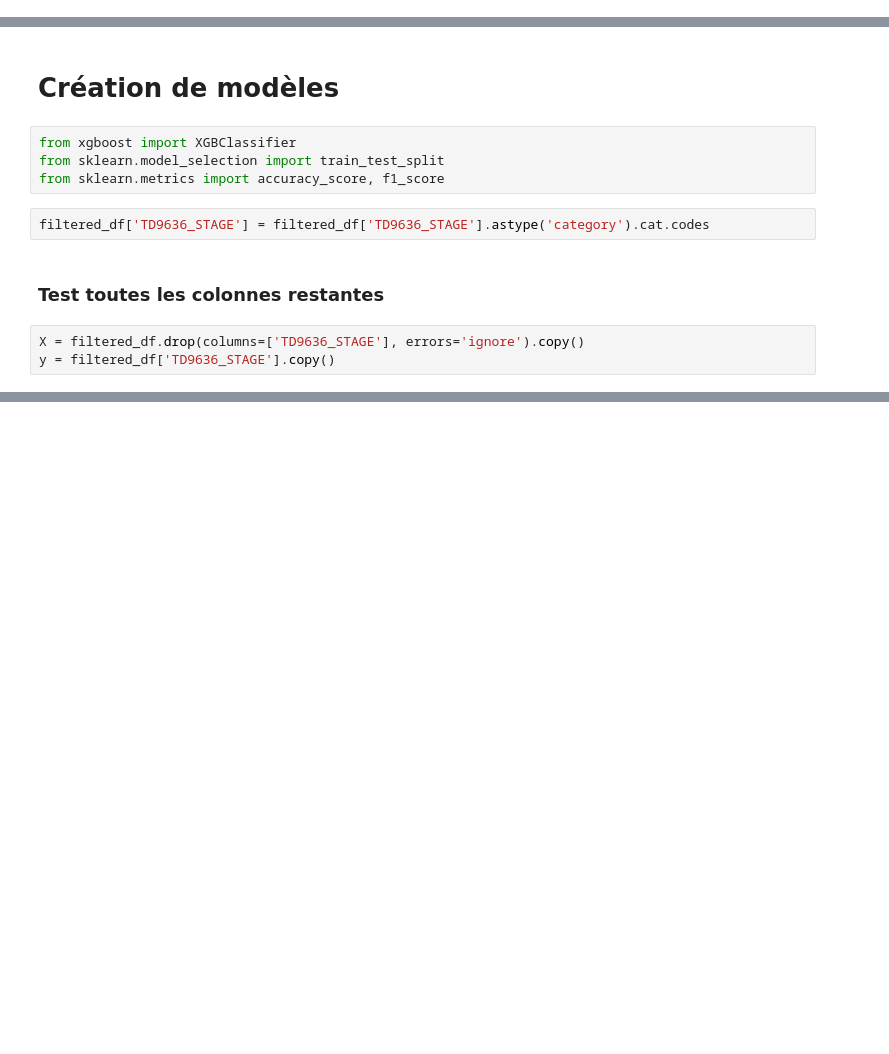
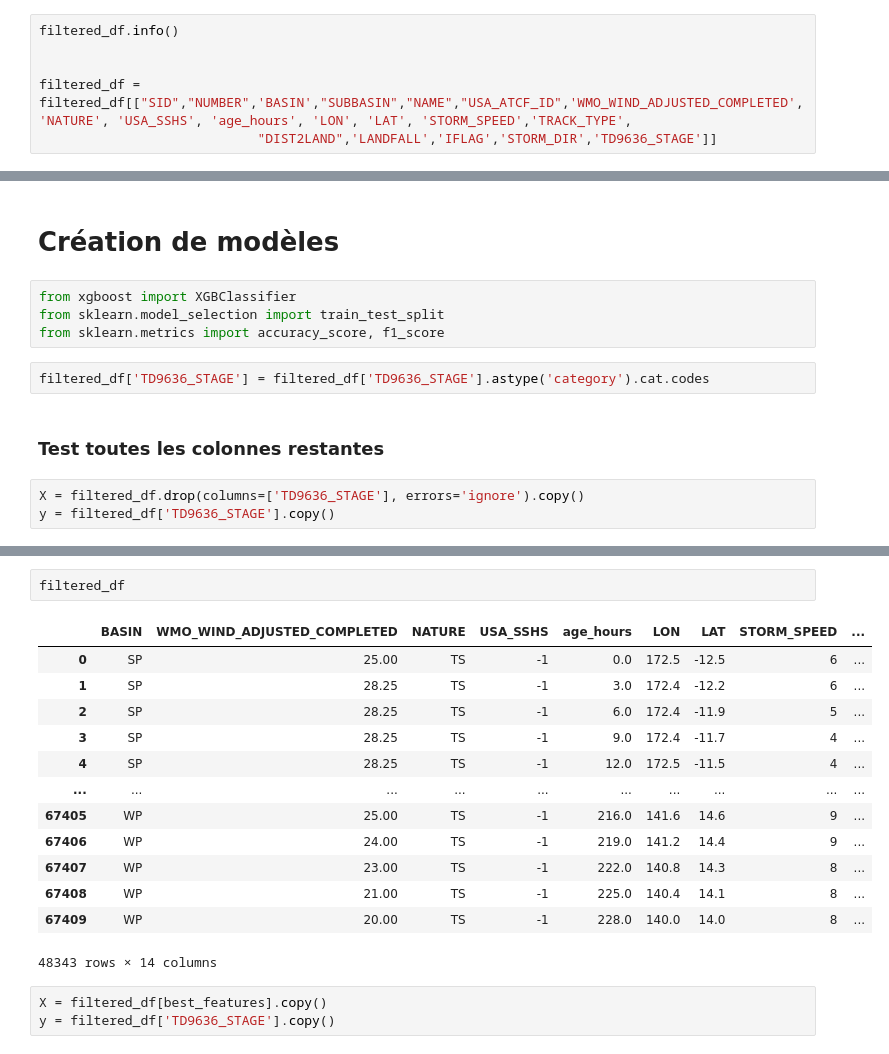
Before and after one commit to 1leolem1/Tropical-Cyclone-Strength-Prediction, a Jupyter notebook: Ibtracs_EDA/Ibtracs_EDA_Final.ipynb, the cells around one changed output, grey strips where cells are left out. Drawn from its saved outputs; the diff is of its cells as text; blank space fills up the shorter version.

```diff
--- a/Ibtracs_EDA/Ibtracs_EDA_Final.ipynb
+++ b/Ibtracs_EDA/Ibtracs_EDA_Final.ipynb
@@ -980,0 +973,6 @@ memory usage: 51.3+ MB
+# %%
+filtered_df.info()
+
+
+filtered_df = filtered_df[["SID","NUMBER",'BASIN',"SUBBASIN","NAME","USA_ATCF_ID",'WMO_WIND_ADJUSTED_COMPLETED', 'NATURE', 'USA_SSHS', 'age_hours', 'LON', 'LAT', 'STORM_SPEED','TRACK_TYPE',
+                            "DIST2LAND",'LANDFALL','IFLAG','STORM_DIR','TD9636_STAGE']]
@@ -1028,0 +1082,19 @@ ValueError: DataFrame.dtypes for data must be int, float, bool or category. When
+# %%
+filtered_df
+# %% [output]
+|  | BASIN | WMO_WIND_ADJUSTED_COMPLETED | NATURE | USA_SSHS | age_hours | LON | LAT | STORM_SPEED | ... |
+| 0 | SP | 25.00 | TS | -1 | 0.0 | 172.5 | -12.5 | 6 | ... |
+| 1 | SP | 28.25 | TS | -1 | 3.0 | 172.4 | -12.2 | 6 | ... |
+| 2 | SP | 28.25 | TS | -1 | 6.0 | 172.4 | -11.9 | 5 | ... |
+| 3 | SP | 28.25 | TS | -1 | 9.0 | 172.4 | -11.7 | 4 | ... |
+| 4 | SP | 28.25 | TS | -1 | 12.0 | 172.5 | -11.5 | 4 | ... |
+| ... | ... | ... | ... | ... | ... | ... | ... | ... | ... |
+| 67405 | WP | 25.00 | TS | -1 | 216.0 | 141.6 | 14.6 | 9 | ... |
+| 67406 | WP | 24.00 | TS | -1 | 219.0 | 141.2 | 14.4 | 9 | ... |
+| 67407 | WP | 23.00 | TS | -1 | 222.0 | 140.8 | 14.3 | 8 | ... |
+| 67408 | WP | 21.00 | TS | -1 | 225.0 | 140.4 | 14.1 | 8 | ... |
+| 67409 | WP | 20.00 | TS | -1 | 228.0 | 140.0 | 14.0 | 8 | ... |
+48343 rows × 14 columns
+# %%
+X = filtered_df[best_features].copy()
+y = filtered_df['TD9636_STAGE'].copy()
```
Also changed, not shown: parts of 13 cells of this notebook, 16 other files.
